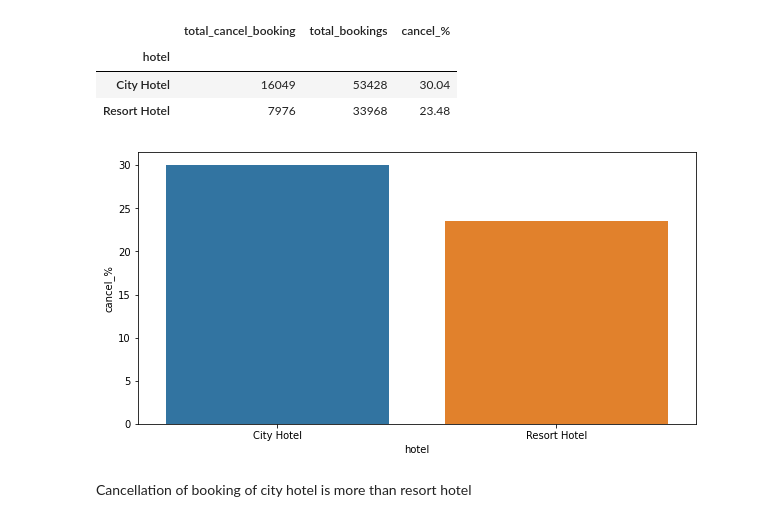
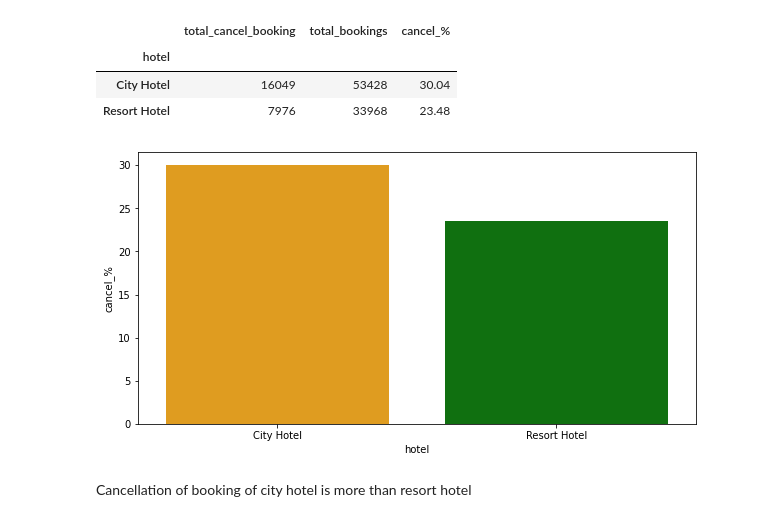
Before and after one commit to Kumass/Almabetter-EDA, a Jupyter notebook: DataAnalysis.ipynb, the cells around one changed output. Saved outputs shown, nothing was run; the diff lists cells and outputs as text; code cells hidden in the pictures.

```diff
--- a/DataAnalysis.ipynb
+++ b/DataAnalysis.ipynb
@@ -303,10 +387,10 @@ D3
 | Resort Hotel | 7976 | 33968 | 23.48 |
 # %%
 plt.figure(figsize = (10,5))
-sns.barplot(x = D3.index, y = D3['cancel_%'])
+sns.barplot(x = D3.index, y = D3['cancel_%'],palette=['orange','green'])
 plt.show()
 # %% [output]
-[figure, old version]
+[figure, new version]
 # %% [markdown]
 Cancellation of booking of city hotel is more than resort hotel
 # %%
```
Also changed, not shown: parts of 23 cells of this notebook.
